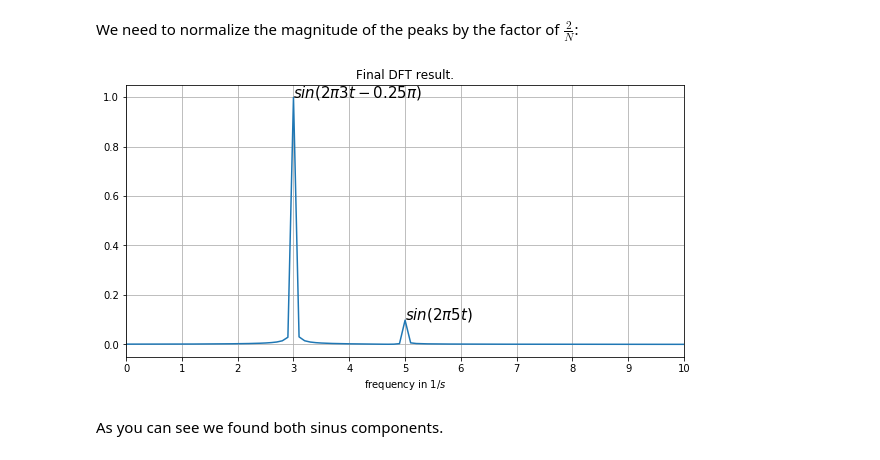
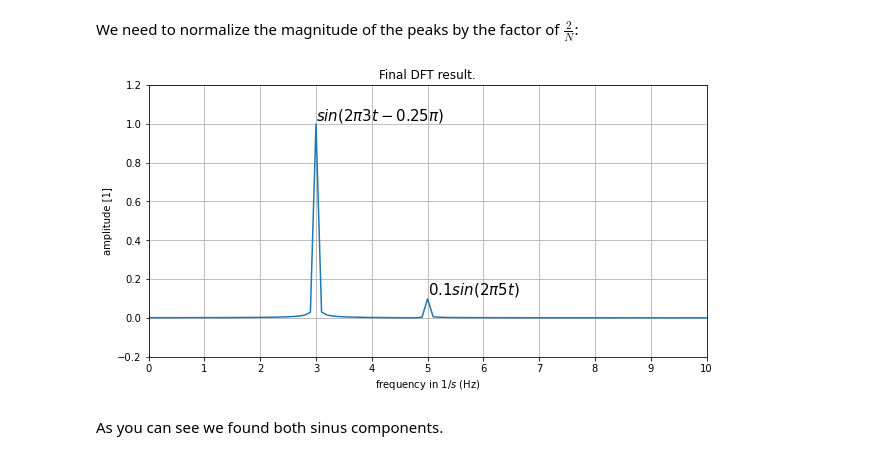
Before and after one commit to kopytjuk/python-fmcw, a Jupyter notebook: DFT.ipynb, the cells around one changed output. Drawn from its saved outputs; the diff is of its cells as text; code cells hidden in the pictures.

```diff
--- a/DFT.ipynb
+++ b/DFT.ipynb
@@ -25,0 +20,4 @@ print(T)
+# %%
+T_s = 1/f_s
+print(T_s, "seconds")
+print(T_s*1000, "ms")
@@ -26,7 +27,7 @@ print(T)
 # %% [markdown]
 Create time vector, each element corresponds to a measurement
 # %%
-t = np.linspace(0, T*N, N)
+t = np.linspace(0, T_s*N, N)
 # %% [markdown]
 The signal which we are sampling:
 
@@ -138,15 +144,17 @@ We need to normalize the magnitude of the peaks by the factor of $\frac{2}{N}$:
 # %%
 plt.figure(figsize=(10,5))
 plt.plot(f_i, 2/N*np.abs(a_f_positive))
 plt.grid()
-plt.xlabel("frequency in $1/s$")
+plt.xlabel("frequency in $1/s$ (Hz)")
+plt.ylabel("amplitude [1]")
 plt.xticks(range(0, f_s//2, 1));
 plt.xlim([0, 10]);
+plt.ylim([-0.2, 1.2]);
 plt.title("Final DFT result.")
-plt.text(3, 1, "$sin(2\pi 3t - 0.25\pi)$", fontdict={"size": 15})
-plt.text(5, 0.1, "$sin(2\pi 5t)$", fontdict={"size": 15});
+plt.text(3, 1.02, "$sin(2\pi 3t - 0.25\pi)$", fontdict={"size": 15})
+plt.text(5, 0.12, "$0.1 sin(2\pi 5t)$", fontdict={"size": 15});
 # %% [output]
-[figure, old version]
+[figure, new version]
 # %% [markdown]
 As you can see we found both sinus components.
 # %% [markdown]
```
Also changed, not shown: parts of 39 cells of this notebook.
